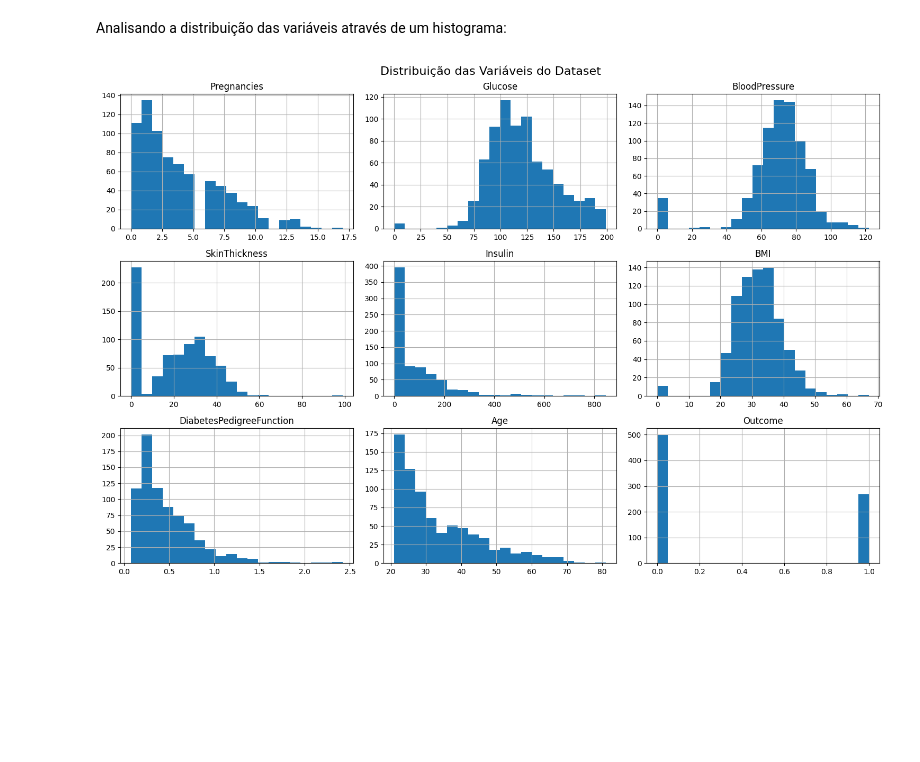
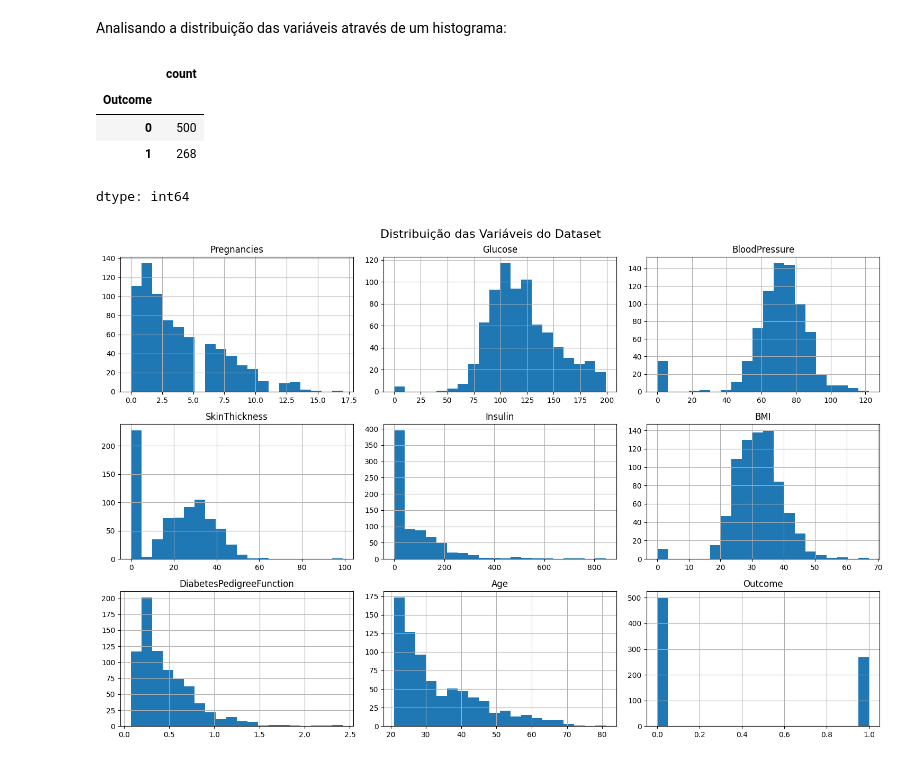
Before and after one commit to DCBassi/Tech_Challenge_1, a Jupyter notebook: 01_exploracao.ipynb, the cells around one changed output. Drawn from its saved outputs; the diff is of its cells as text; code cells hidden in the pictures; blank space fills up the shorter version.

```diff
--- a/01_exploracao.ipynb
+++ b/01_exploracao.ipynb
@@ -50,6 +54,14 @@ print(df.describe())
 max     67.100000                  2.420000   81.000000    1.000000
 # %% [markdown]
 Analisando a distribuição das variáveis através de um histograma:
+# %%
+df['Outcome'].value_counts()
+# %% [output]
+|  | count |
+| Outcome |  |
+| 0 | 500 |
+| 1 | 268 |
+dtype: int64
 # %%
 # Criar histogramas para ver a distribuição das variáveis
 df.hist(bins=20, figsize=(15, 10))
```
Also changed, not shown: parts of 5 cells of this notebook.
